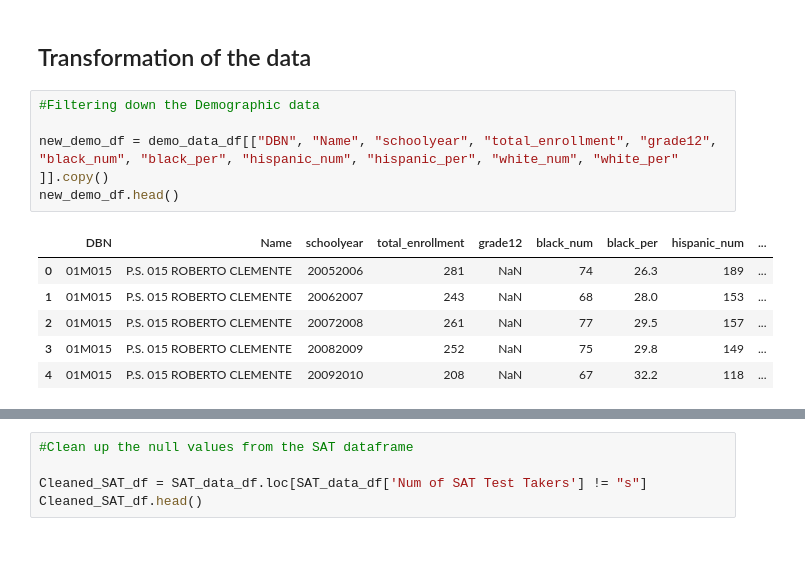
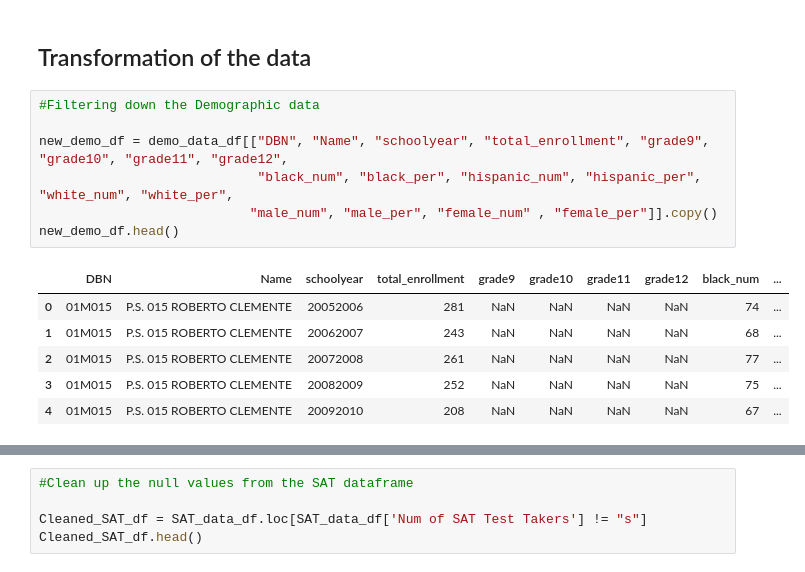
Before and after one commit to Amanser/ETL_Project, a Jupyter notebook: NYC_OpenData_ETL.ipynb, the cells around one changed output, grey strips where cells are left out. Saved outputs shown, nothing was run; the diff lists cells and outputs as text.

```diff
--- a/NYC_OpenData_ETL.ipynb
+++ b/NYC_OpenData_ETL.ipynb
@@ -51,15 +72,17 @@ AP_data_df.head()
 # %%
 #Filtering down the Demographic data
 
-new_demo_df = demo_data_df[["DBN", "Name", "schoolyear", "total_enrollment", "grade12", "black_num", "black_per", "hispanic_num", "hispanic_per", "white_num", "white_per" ]].copy()
+new_demo_df = demo_data_df[["DBN", "Name", "schoolyear", "total_enrollment", "grade9", "grade10", "grade11", "grade12",
+                            "black_num", "black_per", "hispanic_num", "hispanic_per", "white_num", "white_per",
+                           "male_num", "male_per", "female_num" , "female_per"]].copy()
 new_demo_df.head()
 # %% [output]
-|  | DBN | Name | schoolyear | total_enrollment | grade12 | black_num | black_per | hispanic_num | ... |
-| 0 | 01M015 | P.S. 015 ROBERTO CLEMENTE | 20052006 | 281 | NaN | 74 | 26.3 | 189 | ... |
-| 1 | 01M015 | P.S. 015 ROBERTO CLEMENTE | 20062007 | 243 | NaN | 68 | 28.0 | 153 | ... |
-| 2 | 01M015 | P.S. 015 ROBERTO CLEMENTE | 20072008 | 261 | NaN | 77 | 29.5 | 157 | ... |
-| 3 | 01M015 | P.S. 015 ROBERTO CLEMENTE | 20082009 | 252 | NaN | 75 | 29.8 | 149 | ... |
-| 4 | 01M015 | P.S. 015 ROBERTO CLEMENTE | 20092010 | 208 | NaN | 67 | 32.2 | 118 | ... |
+|  | DBN | Name | schoolyear | total_enrollment | grade9 | grade10 | grade11 | grade12 | black_num | ... |
+| 0 | 01M015 | P.S. 015 ROBERTO CLEMENTE | 20052006 | 281 | NaN | NaN | NaN | NaN | 74 | ... |
+| 1 | 01M015 | P.S. 015 ROBERTO CLEMENTE | 20062007 | 243 | NaN | NaN | NaN | NaN | 68 | ... |
+| 2 | 01M015 | P.S. 015 ROBERTO CLEMENTE | 20072008 | 261 | NaN | NaN | NaN | NaN | 77 | ... |
+| 3 | 01M015 | P.S. 015 ROBERTO CLEMENTE | 20082009 | 252 | NaN | NaN | NaN | NaN | 75 | ... |
+| 4 | 01M015 | P.S. 015 ROBERTO CLEMENTE | 20092010 | 208 | NaN | NaN | NaN | NaN | 67 | ... |
 # %%
 #Filter the Demographic data down to the 2011-2012 school year
 
```
Also changed, not shown: parts of 10 cells of this notebook.
